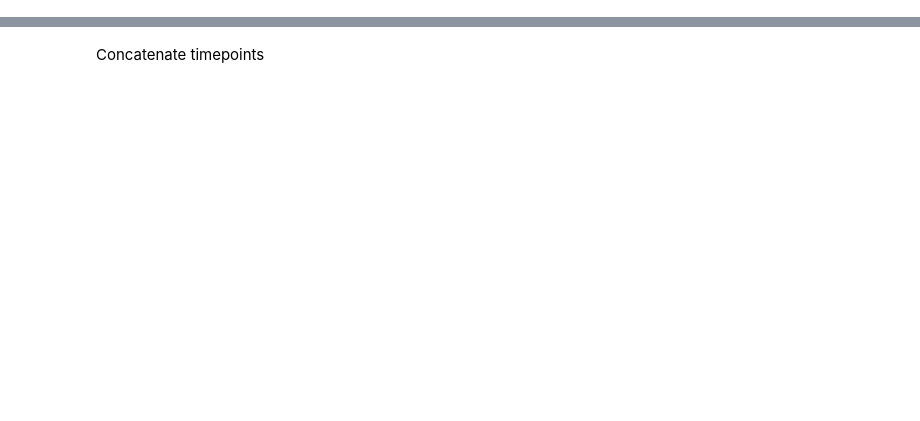
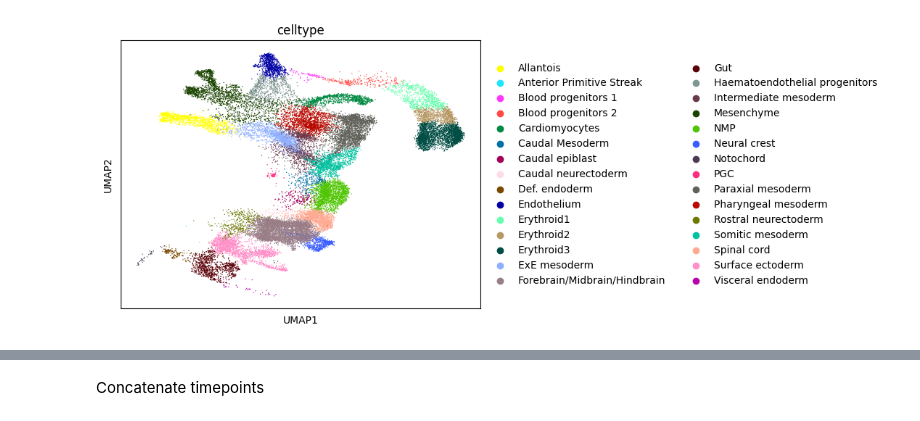
Before and after one commit to theislab/unbalanced_monge_maps_single_cell, a Jupyter notebook: notebooks/gastrulation8285_scvelo.ipynb, the cells around one changed output, grey strips where cells are left out. Drawn from its saved outputs; the diff is of its cells as text; code cells hidden in the pictures; blank space fills up the shorter version.

```diff
--- a/notebooks/gastrulation8285_scvelo.ipynb
+++ b/notebooks/gastrulation8285_scvelo.ipynb
@@ -31 +54,5 @@ cellrank==1.5.1 scanpy==1.9.1 anndata==0.8.0 numpy==1.23.5 numba==0.56.4 scipy==
+# %%
+sc.pl.umap(adata, color = 'celltype')
+# %% [output]
+[figure, added]
 # %%
```
Also changed, not shown: parts of 38 cells of this notebook, 6 other files.
